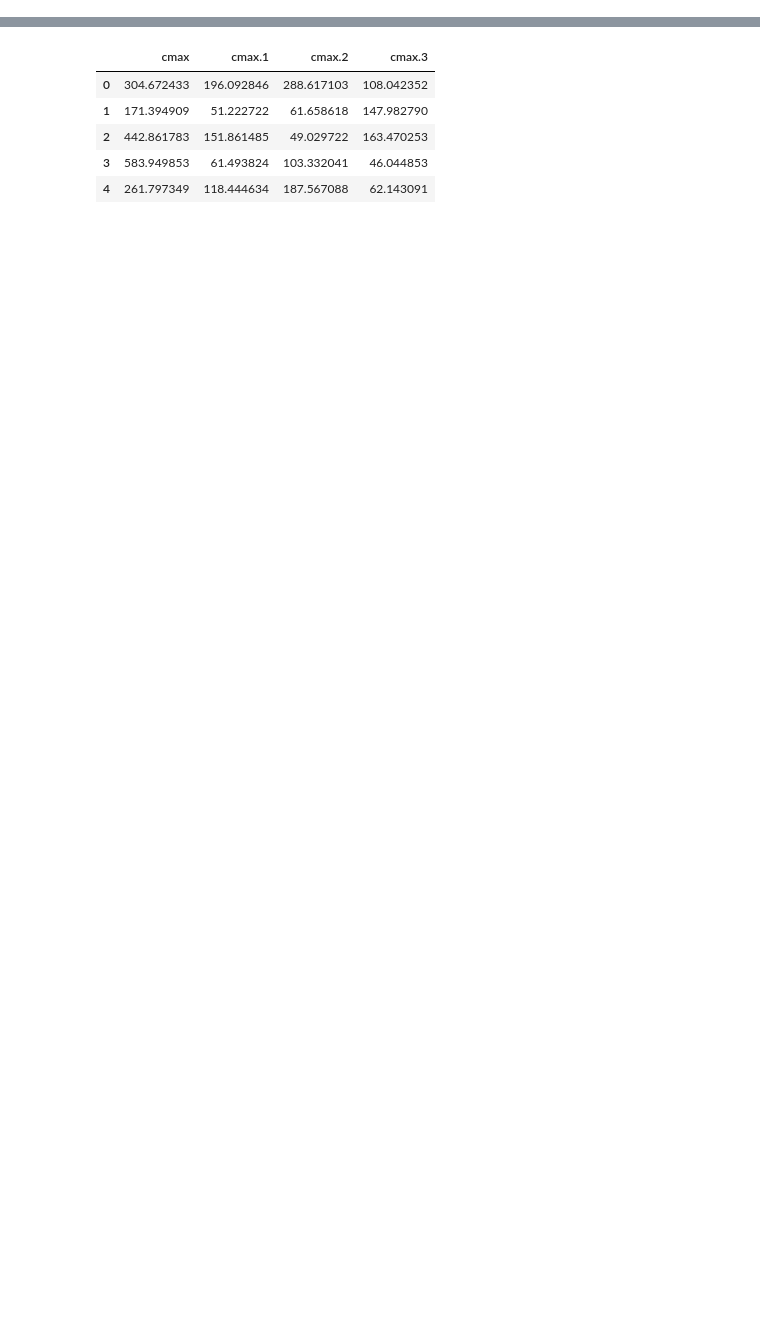
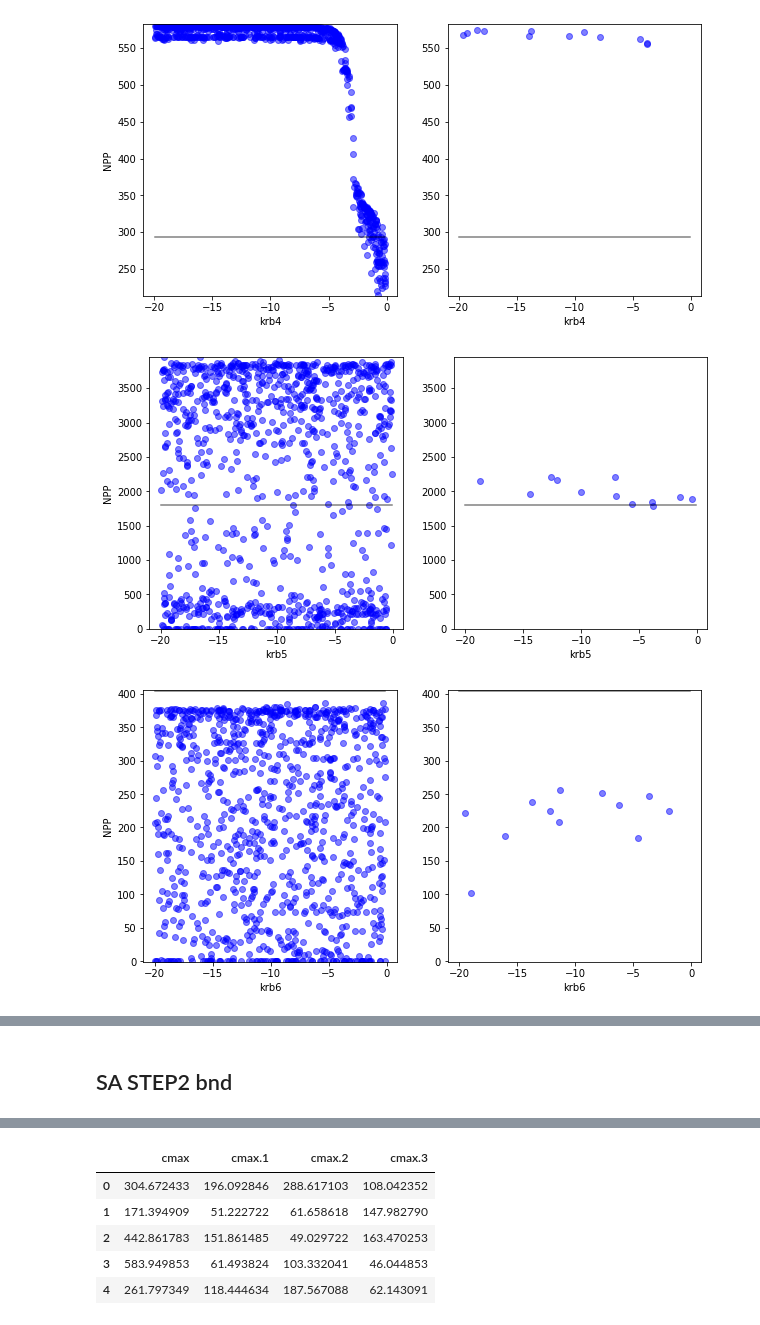
Before and after one commit to whrc/MADS-TEM-calibration, a Jupyter notebook: Calibration_Figures_Elchin.ipynb, the cells around one changed output, grey strips where cells are left out. Cells and saved outputs as stored; diff of their text form; code cells hidden in the pictures; blank space fills up the shorter version.

```diff
--- a/Calibration_Figures_Elchin.ipynb
+++ b/Calibration_Figures_Elchin.ipynb
@@ -6,0 +34,7 @@ from matplotlib import pyplot as plt
+# %%
+for i in range(4,13):
+    ut.plot_paramcvstarget(df_param,df_model,i,r2lim=0.93,xlabel='krb'+str(i),ylabel='NPP')
+# %% [output]
+[figure, added]
+[figure, added]
+[figure, added]
@@ -6,0 +47,2 @@ from matplotlib import pyplot as plt
+# %% [markdown]
+## SA STEP2 bnd
```
Also changed, not shown: parts of 36 cells of this notebook, 12 other files.
